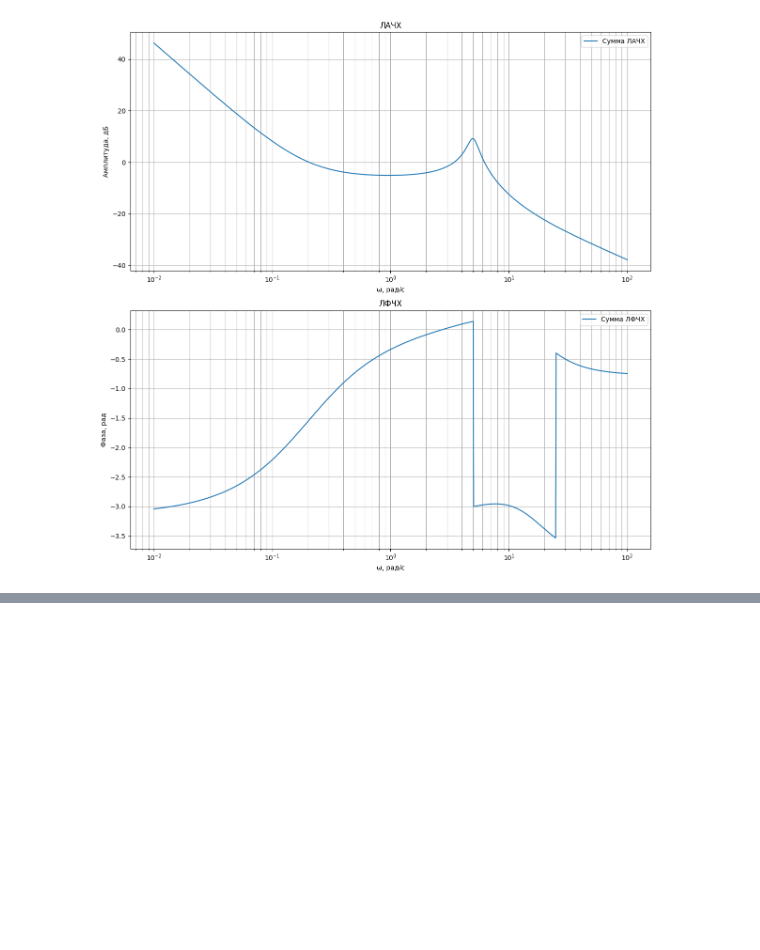
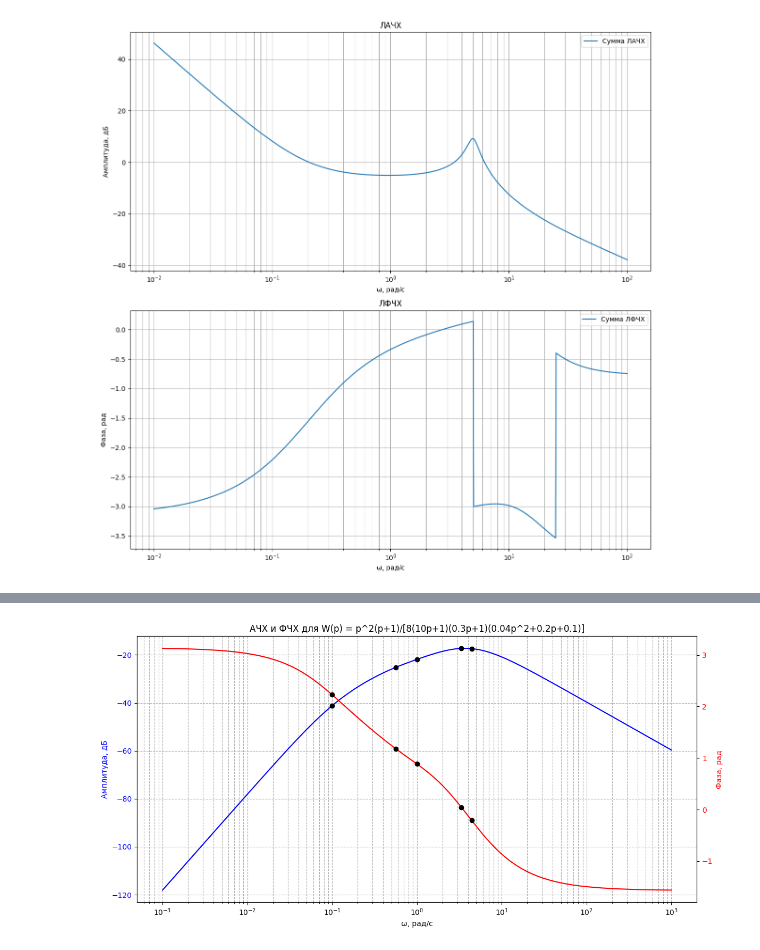
Before and after one commit to Korben-detka/Fundamentals-of-control-theory, a Jupyter notebook: 4/laba4.ipynb, the cells around one changed output, grey strips where cells are left out. Drawn from its saved outputs; the diff is of its cells as text; code cells hidden in the pictures; blank space fills up the shorter version.

```diff
--- a/4/laba4.ipynb
+++ b/4/laba4.ipynb
@@ -262,0 +259,75 @@ plt.show()
+# %%
+import numpy as np
+import matplotlib.pyplot as plt
+
+# --- 1) Исходные данные ---
+omega = np.logspace(-3, 3, 1000)      # Массив частот от 10^-3 до 10^3
+jomega = 1j * omega                   # p = j*ω
+
+# Передаточная функция W(p) = p^2*(p+1) / [8(10p+1)(0.3p+1)(0.04p^2+0.2p+0.1)]
+num = jomega**2 * (jomega + 1)
+den = 8 * (10*jomega + 1) * (0.3*jomega + 1) * (0.04*jomega**2 + 0.2*jomega + 0.1)
+W = num / den
+
+# ЛАЧХ (в дБ) и ЛФЧХ (развёрнутая фаза, чтобы убрать скачки)
+mag_dB     = 20 * np.log10(np.abs(W))
+phase_rad  = np.unwrap(np.angle(W))
+
+# --- 2) Поиск «точек перелома» ---
+#  - (10p+1) => p=-1/10 => частота перелома omega=0.1
+#  - (0.3p+1) => p=-1/0.3 => omega=3.333...
+#  - (p+1) => p=-1 => omega=1
+#  - (0.04p^2 + 0.2p + 0.1) => находим корни и берём их модули
+poly_coefs = [0.04, 0.2, 0.1]    # 0.04 p^2 + 0.2 p + 0.1 = 0
+roots = np.roots(poly_coefs)     # Это список из двух корней
+# Оставляем только отрицательные корни (ведь p=-alpha < 0),
+# и берём их по модулю как частоты
+real_poles = [abs(r) for r in roots if np.isreal(r) and r < 0]
+
+# Собираем все «кандидаты» в список:
+break_freqs = [
+    0.1,        # (10p+1)
+    1,          # (p+1)
+    1/0.3,      # (0.3p+1) => 3.3333...
+]
+# Добавляем корни 2-го порядка
+break_freqs += real_poles
+
+# Сортируем по возрастанию
+break_freqs = sorted(break_freqs)
+
+# --- 3) Рисуем основной график ---
+fig, ax1 = plt.subplots(figsize=(12, 6))
+ax1.set_xscale('log')
+ax1.plot(omega, mag_dB, 'b', label='ЛАЧХ (дБ)')
+ax1.set_xlabel('ω, рад/с')
+ax1.set_ylabel('Амплитуда, дБ', color='b')
+ax1.tick_params(axis='y', labelcolor='b')
+ax1.grid(True, which='both', ls='--')
+
+ax2 = ax1.twinx()
+ax2.plot(omega, phase_rad, 'r', label='ЛФЧХ (рад)')
+ax2.set_ylabel('Фаза, рад', color='r')
+ax2.tick_params(axis='y', labelcolor='r')
+
+plt.title('АЧХ и ФЧХ для W(p) = p^2(p+1)/[8(10p+1)(0.3p+1)(0.04p^2+0.2p+0.1)]')
+
+# --- 4) На каждой точке перелома ставим «точку» и печатаем в консоль ---
+print("Точки перелома (в порядке возрастания):")
+for bf in break_freqs:
+    # Ищем индекс в массиве omega, ближайший к bf
+    idx = np.argmin(np.abs(omega - bf))
+    # Считываем ЛАЧХ и ЛФЧХ в этой точке
+    mag_val   = mag_dB[idx]
+    phase_val = phase_rad[idx]
+
+    # Выводим в консоль
+    print(f"  ω = {bf:.4g},  |W| (дБ) = {mag_val:.3f},  фаза (рад) = {phase_val:.3f}")
+
+    # Добавляем на график маркер
+    ax1.plot(bf, mag_val, 'ko')      # чёрная точка на графике ЛАЧХ
+    ax2.plot(bf, phase_val, 'ko')    # чёрная точка на графике ЛФЧХ
+
+plt.tight_layout()
+plt.show()
+# %% [output]
@@ -262,0 +340 @@ plt.show()
+[figure, added]
```
Also changed, not shown: parts of 4 cells of this notebook.
